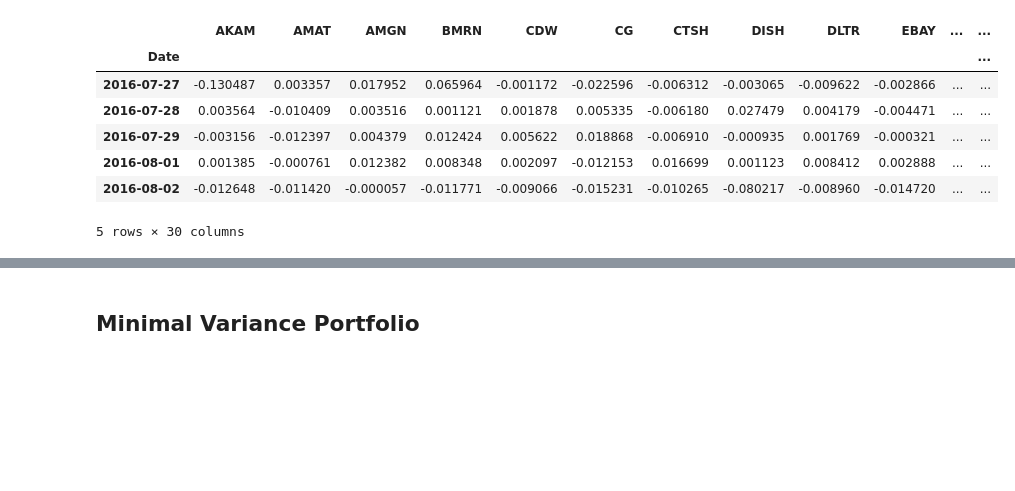
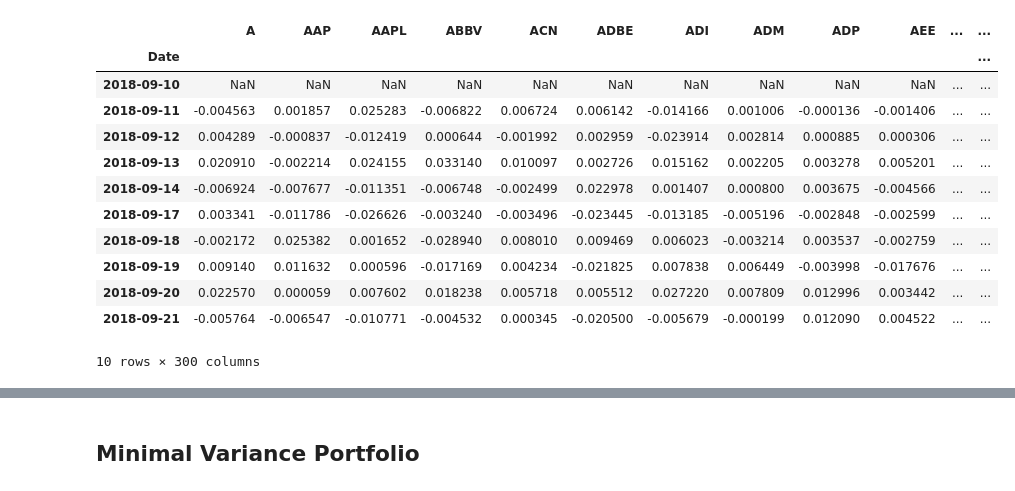
Before and after one commit to bmanica/Factset_Learning_PA, a Jupyter notebook: Optimal_portfolio_selection.ipynb, the cells around one changed output, grey strips where cells are left out. Saved outputs shown, nothing was run; the diff lists cells and outputs as text; code cells hidden in the pictures; blank space fills up the shorter version.

```diff
--- a/Optimal_portfolio_selection.ipynb
+++ b/Optimal_portfolio_selection.ipynb
@@ -19,8 +54,0 @@ First, let's get the tickers of the companies we're interested in. [Click here t
-# %%
-### Import tickers.
-tickers = pd.read_csv('Large_cap_growth_tickers.csv')
-
-### Filter tickers with at least 5 years since IPO.
-tickers['IPO Dif'] = datetime.datetime.now().year - tickers['IPO Year']
-tickers = tickers[(tickers['IPO Dif'] > 5)]
-tickers.head(10)
@@ -39,6 +57,6 @@ tickers.head(10)
 # %%
 ### Make a list of all the available tickers.
-tickers_list = tickers['Symbol'].tolist()
+tickers_list = tickers['Stock'].tolist()
 
 ### Get the P/E ratio of the stocks.
 PE_vector = {i: si.get_quote_table(i)['PE Ratio (TTM)'] for i in tickers_list}
@@ -46,7 +64,7 @@ PE_values = pd.DataFrame.from_dict(PE_vector, orient='index', columns=['P/E rati
 PE_values.index.name = 'Stocks'
 
 PE_values.dropna(inplace=True)
-PE_values
+PE_values.head(10)
 # %% [output]
 |  | P/E ratio |
 | Stocks |  |
@@ -65,7 +81,8 @@ PE_values
 # %%
-### Sorting values. Top 30 stocks with the lowest P/E ratio.
-n_stocks = 30
+### Sorting values. Top 300 stocks with the lowest P/E ratio.
+n_stocks = 300
 best_stocks = PE_values.sort_values(by='P/E ratio')[0:n_stocks]
 
-best_stocks
+print('This is the top 10 cheapest stocks:')
+best_stocks.head(10)
 # %% [output]
@@ -122,9 +116,10 @@ tickers
 # %%
 ### Selected time period.
-start_date = '2016-07-26'
-end_date = '2021-07-26'
+start_date = '2018-09-08'
+end_date = datetime.today().strftime('%Y-%m-%d')
 
 ## Downloading the data.
-closes = get_adj_closes_yahoo(tickers, start_date, end_date)
-closes.head()
+tickers_to_analyze = best_stocks.index.tolist()
+closes = get_adj_closes_yahoo(tickers_to_analyze, start_date, end_date)
+closes.head(10)
 # %% [output]
@@ -144,13 +167,18 @@ closes.plot(figsize=[16,10]);
 # %%
 ### Let´s calculate the returns.
-ret = closes.pct_change().dropna()
-ret.head()
+ret = closes.pct_change()
+ret.head(10)
 # %% [output]
-|  | AKAM | AMAT | AMGN | BMRN | CDW | CG | CTSH | DISH | DLTR | EBAY | ... | ... |
+|  | A | AAP | AAPL | ABBV | ACN | ADBE | ADI | ADM | ADP | AEE | ... | ... |
 | Date |  |  |  |  |  |  |  |  |  |  |  | ... |
-| 2016-07-27 | -0.130487 | 0.003357 | 0.017952 | 0.065964 | -0.001172 | -0.022596 | -0.006312 | -0.003065 | -0.009622 | -0.002866 | ... | ... |
-| 2016-07-28 | 0.003564 | -0.010409 | 0.003516 | 0.001121 | 0.001878 | 0.005335 | -0.006180 | 0.027479 | 0.004179 | -0.004471 | ... | ... |
-| 2016-07-29 | -0.003156 | -0.012397 | 0.004379 | 0.012424 | 0.005622 | 0.018868 | -0.006910 | -0.000935 | 0.001769 | -0.000321 | ... | ... |
-| 2016-08-01 | 0.001385 | -0.000761 | 0.012382 | 0.008348 | 0.002097 | -0.012153 | 0.016699 | 0.001123 | 0.008412 | 0.002888 | ... | ... |
-| 2016-08-02 | -0.012648 | -0.011420 | -0.000057 | -0.011771 | -0.009066 | -0.015231 | -0.010265 | -0.080217 | -0.008960 | -0.014720 | ... | ... |
+| 2018-09-10 | NaN | NaN | NaN | NaN | NaN | NaN | NaN | NaN | NaN | NaN | ... | ... |
+| 2018-09-11 | -0.004563 | 0.001857 | 0.025283 | -0.006822 | 0.006724 | 0.006142 | -0.014166 | 0.001006 | -0.000136 | -0.001406 | ... | ... |
+| 2018-09-12 | 0.004289 | -0.000837 | -0.012419 | 0.000644 | -0.001992 | 0.002959 | -0.023914 | 0.002814 | 0.000885 | 0.000306 | ... | ... |
+| 2018-09-13 | 0.020910 | -0.002214 | 0.024155 | 0.033140 | 0.010097 | 0.002726 | 0.015162 | 0.002205 | 0.003278 | 0.005201 | ... | ... |
+| 2018-09-14 | -0.006924 | -0.007677 | -0.011351 | -0.006748 | -0.002499 | 0.022978 | 0.001407 | 0.000800 | 0.003675 | -0.004566 | ... | ... |
+| 2018-09-17 | 0.003341 | -0.011786 | -0.026626 | -0.003240 | -0.003496 | -0.023445 | -0.013185 | -0.005196 | -0.002848 | -0.002599 | ... | ... |
+| 2018-09-18 | -0.002172 | 0.025382 | 0.001652 | -0.028940 | 0.008010 | 0.009469 | 0.006023 | -0.003214 | 0.003537 | -0.002759 | ... | ... |
+| 2018-09-19 | 0.009140 | 0.011632 | 0.000596 | -0.017169 | 0.004234 | -0.021825 | 0.007838 | 0.006449 | -0.003998 | -0.017676 | ... | ... |
+| 2018-09-20 | 0.022570 | 0.000059 | 0.007602 | 0.018238 | 0.005718 | 0.005512 | 0.027220 | 0.007809 | 0.012996 | 0.003442 | ... | ... |
+| 2018-09-21 | -0.005764 | -0.006547 | -0.010771 | -0.004532 | 0.000345 | -0.020500 | -0.005679 | -0.000199 | 0.012090 | 0.004522 | ... | ... |
-5 rows × 30 columns
+10 rows × 300 columns
```
Also changed, not shown: parts of 24 cells of this notebook, 1 other file.
